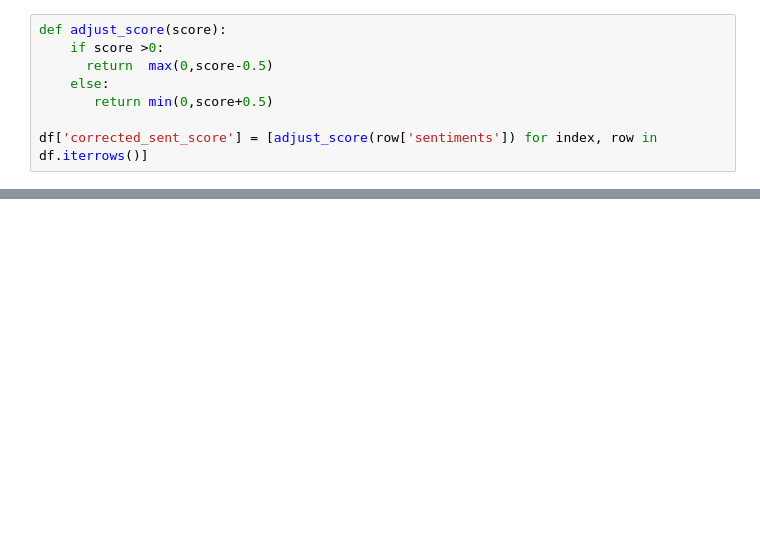
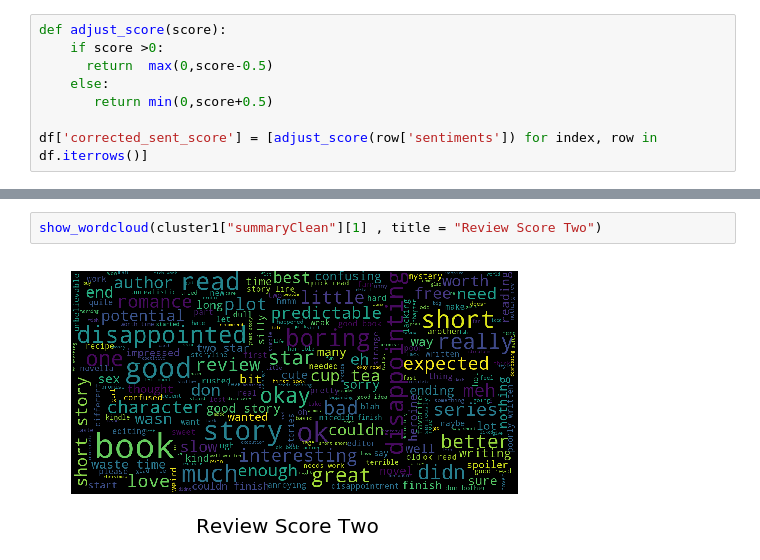
Before and after one commit to yashvardhan90/AmazeRec, a Jupyter notebook: Data Preprocessing.ipynb, the cells around one changed output, grey strips where cells are left out. Cells and saved outputs as stored; diff of their text form; blank space fills up the shorter version.

```diff
--- a/Data Preprocessing.ipynb
+++ b/Data Preprocessing.ipynb
@@ -45,0 +132,4 @@ df.to_pickle('../reviews_Kindle_Store_5.h5')
+# %%
+show_wordcloud(cluster1["summaryClean"][1] , title = "Review Score Two")
+# %% [output]
+[figure, added]
```
Also changed, not shown: parts of 20 cells of this notebook, 3 other files.
